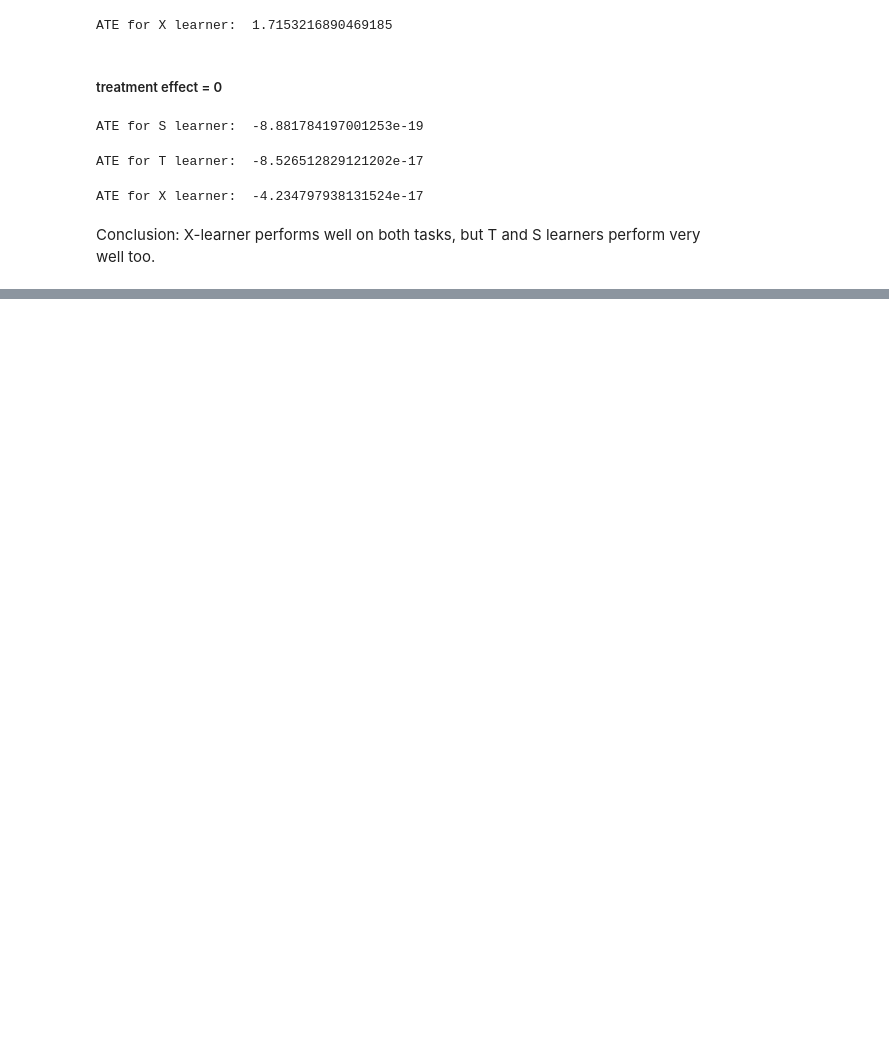
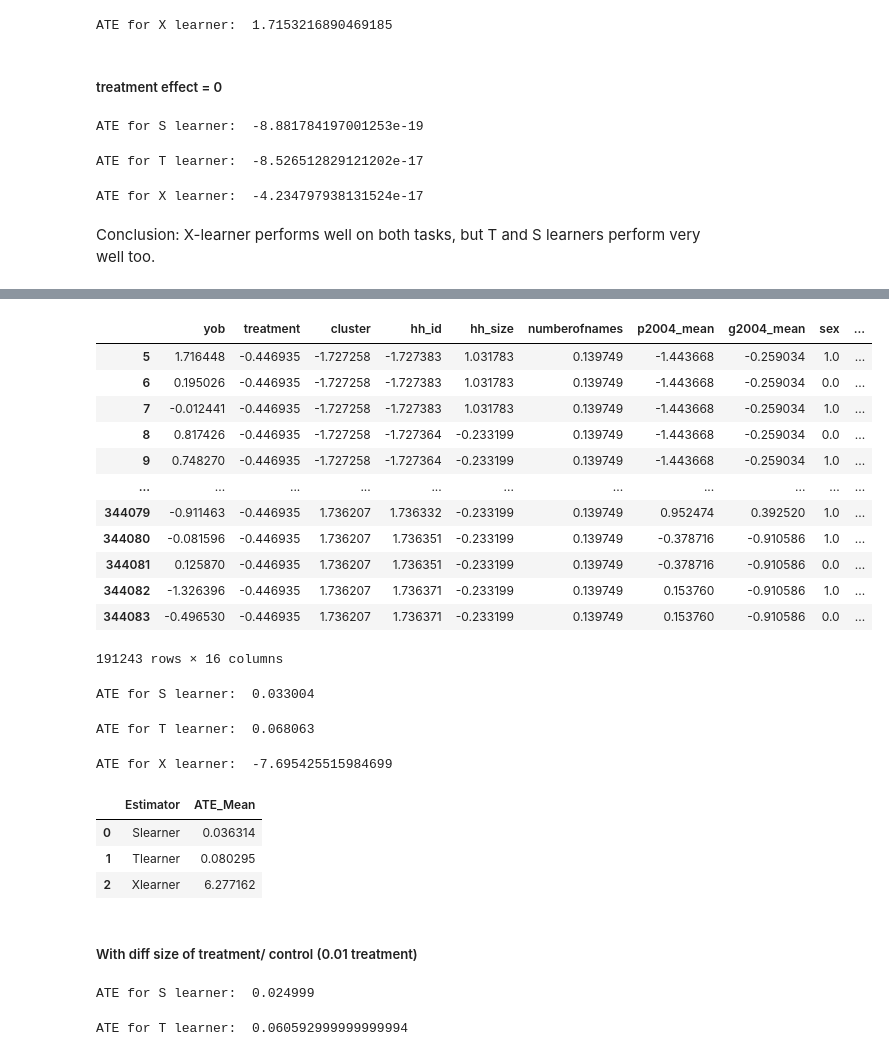
Before and after one commit to rollingeddoe/metalearner_hte, a Jupyter notebook: experiment on synthetic data .ipynb, the cells around one changed output, grey strips where cells are left out. Drawn from its saved outputs; the diff is of its cells as text; code cells hidden in the pictures; blank space fills up the shorter version.

```diff
--- a/experiment on synthetic data .ipynb
+++ b/experiment on synthetic data .ipynb
@@ -204,0 +293,16 @@ Conclusion: X-learner performs well on both tasks, but T and S learners perform
+# %%
+d[d['W'] == 0]
+# %% [output]
+|  | yob | treatment | cluster | hh_id | hh_size | numberofnames | p2004_mean | g2004_mean | sex | ... |
+| 5 | 1.716448 | -0.446935 | -1.727258 | -1.727383 | 1.031783 | 0.139749 | -1.443668 | -0.259034 | 1.0 | ... |
+| 6 | 0.195026 | -0.446935 | -1.727258 | -1.727383 | 1.031783 | 0.139749 | -1.443668 | -0.259034 | 0.0 | ... |
+| 7 | -0.012441 | -0.446935 | -1.727258 | -1.727383 | 1.031783 | 0.139749 | -1.443668 | -0.259034 | 1.0 | ... |
+| 8 | 0.817426 | -0.446935 | -1.727258 | -1.727364 | -0.233199 | 0.139749 | -1.443668 | -0.259034 | 0.0 | ... |
+| 9 | 0.748270 | -0.446935 | -1.727258 | -1.727364 | -0.233199 | 0.139749 | -1.443668 | -0.259034 | 1.0 | ... |
+| ... | ... | ... | ... | ... | ... | ... | ... | ... | ... | ... |
+| 344079 | -0.911463 | -0.446935 | 1.736207 | 1.736332 | -0.233199 | 0.139749 | 0.952474 | 0.392520 | 1.0 | ... |
+| 344080 | -0.081596 | -0.446935 | 1.736207 | 1.736351 | -0.233199 | 0.139749 | -0.378716 | -0.910586 | 1.0 | ... |
+| 344081 | 0.125870 | -0.446935 | 1.736207 | 1.736351 | -0.233199 | 0.139749 | -0.378716 | -0.910586 | 0.0 | ... |
+| 344082 | -1.326396 | -0.446935 | 1.736207 | 1.736371 | -0.233199 | 0.139749 | 0.153760 | -0.910586 | 1.0 | ... |
+| 344083 | -0.496530 | -0.446935 | 1.736207 | 1.736371 | -0.233199 | 0.139749 | 0.153760 | -0.910586 | 0.0 | ... |
+191243 rows × 16 columns
@@ -204,0 +313,27 @@ Conclusion: X-learner performs well on both tasks, but T and S learners perform
+# %%
+s_learner = Slearner(baselearner=RandomForestClassifier(), is_regressor=False)
+s_learner.fit(d.drop(columns = ['W','Y']), d['W'], d['Y'])
+ite, yhat_ts, yhat_cs, rmse = s_learner.get_ite(d.drop(columns = ['W','Y']), d['W'], d['Y'])
+print('ATE for S learner: ', np.mean(ite))
+# %% [output]
+ATE for S learner:  0.033004
+# %%
+t_learner = Tlearner(RandomForestClassifier(),RandomForestClassifier(), is_regressor= False)
+t_learner.fit(d.drop(columns = ['W','Y']), d['W'], d['Y'])
+ite, yhat_ts, yhat_cs, rmse = t_learner.get_ite(d.drop(columns = ['W','Y']), d['W'], d['Y'])
+
+print('ATE for T learner: ', np.mean(ite))
+# %% [output]
+ATE for T learner:  0.068063
+# %%
+x_learner = Xlearner(RandomForestClassifier(),
+                     propensity_model = LogisticRegression(),
+                     control_effect_learner = LinearRegression(),
+                     treatment_effect_learner = LinearRegression(),
+                    is_regressor= False)
+x_learner.fit(d.drop(columns = ['W','Y']), d['W'], d['Y'])
+ite, yhat_ts, yhat_cs, rmse = x_learner.get_ite(d.drop(columns = ['W','Y']), d['W'], d['Y'])
+
+print('ATE for X learner: ', np.mean(ite))
+# %% [output]
+ATE for X learner:  -7.695425515984699
@@ -204,0 +372,12 @@ Conclusion: X-learner performs well on both tasks, but T and S learners perform
+# %%
+result = pd.DataFrame()
+result['Estimator'] = ['Slearner','Tlearner','Xlearner']
+result['ATE_Mean'] = [np.mean(s_ates),np.mean(t_ates),np.mean(x_ates)]
+result
+# %% [output]
+|  | Estimator | ATE_Mean |
+| 0 | Slearner | 0.036314 |
+| 1 | Tlearner | 0.080295 |
+| 2 | Xlearner | 6.277162 |
+# %% [markdown]
+##### With diff size of treatment/ control (0.01 treatment)
@@ -204,0 +388,15 @@ Conclusion: X-learner performs well on both tasks, but T and S learners perform
+# %%
+s_learner = Slearner(baselearner=RandomForestClassifier(), is_regressor=False)
+s_learner.fit(d.drop(columns = ['W','Y']), d['W'], d['Y'])
+ite, yhat_ts, yhat_cs, rmse = s_learner.get_ite(d.drop(columns = ['W','Y']), d['W'], d['Y'])
+print('ATE for S learner: ', np.mean(ite))
+# %% [output]
+ATE for S learner:  0.024999
+# %%
+t_learner = Tlearner(RandomForestClassifier(),RandomForestClassifier(), is_regressor= False)
+t_learner.fit(d.drop(columns = ['W','Y']), d['W'], d['Y'])
+ite, yhat_ts, yhat_cs, rmse = t_learner.get_ite(d.drop(columns = ['W','Y']), d['W'], d['Y'])
+
+print('ATE for T learner: ', np.mean(ite))
+# %% [output]
+ATE for T learner:  0.060592999999999994
```
Also changed, not shown: parts of 16 cells of this notebook.
